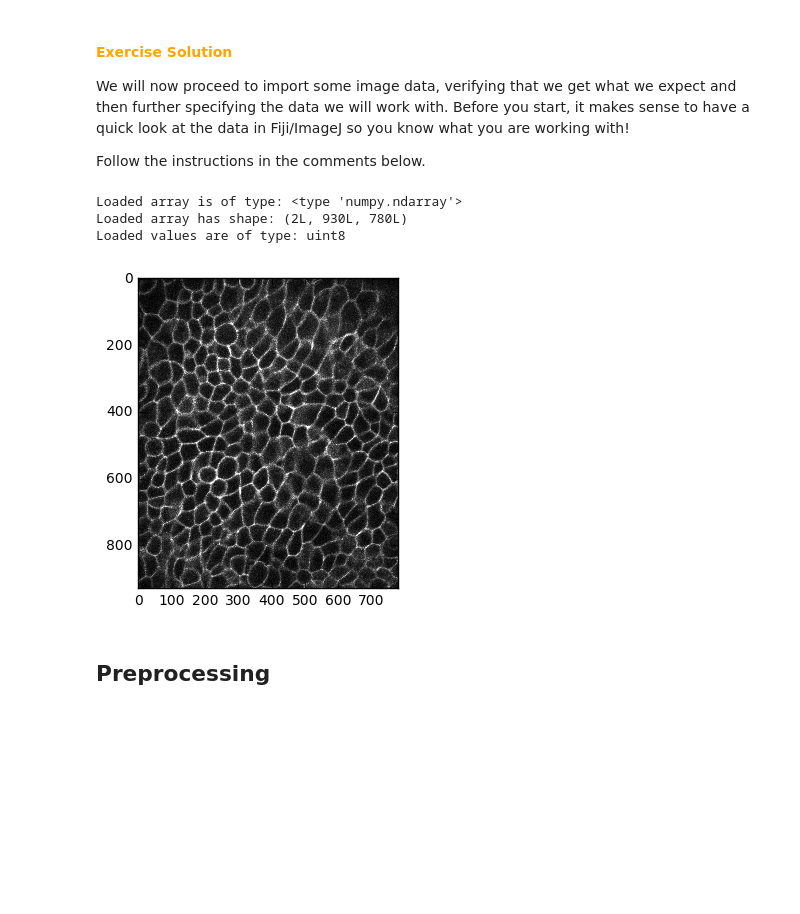
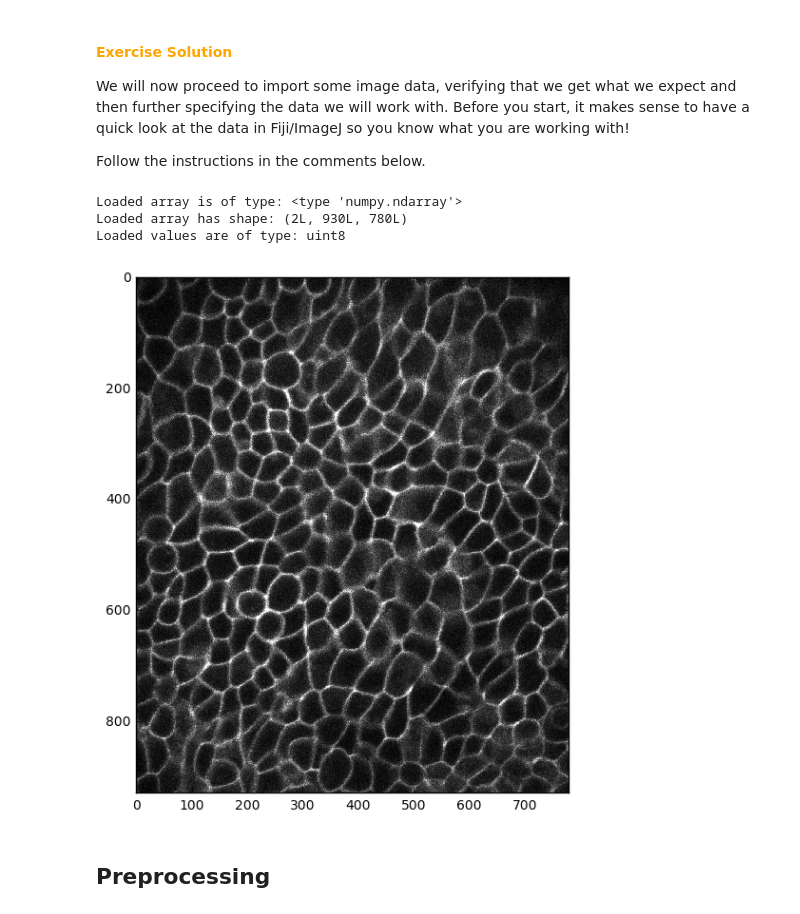
Before and after one commit to tobyhodges/python-workshop-image-processing, a Jupyter notebook: main_tutorial/tutorial_pipeline_solutions.ipynb, the cells around one changed output. Cells and saved outputs as stored; diff of their text form; code cells hidden in the pictures; blank space fills up the shorter version.

```diff
--- a/main_tutorial/tutorial_pipeline_solutions.ipynb
+++ b/main_tutorial/tutorial_pipeline_solutions.ipynb
@@ -55,67 +55,72 @@ We will now proceed to import some image data, verifying that we get what we exp
 
 Follow the instructions in the comments below.
 # %%
-# (i) Specify the filename:
-    # Create a string variable with the name of the file to be imported ('example_cells_1.tif')
-    # Suggested name for the variable: filename
-    # Note: If the file is not in your current working directory, the filename variable must contain the
-    #       entire path to the file, for example r'/home/jack/data/example_cells_1.tif'. Note the r at
-    #       the beginning of the string: it designates this string as a "raw" string, which helps to
-    #       avoid problems with slashes and other special symbols
+# (i) Specify the filename
+# Create a string variable with the name of the file to be imported ('example_cells_1.tif')
+# Suggested name for the variable: filename
+# Note: If the file is not in your current working directory, the filename variable must contain the
+#       entire path to the file, for example r'/home/jack/data/example_cells_1.tif'. Note the r at
+#       the beginning of the string: it designates this string as a "raw" string, which helps to
+#       avoid problems with slashes and other special symbols
 filename = r'/home/jack/data/example_cells_1.tif'
 filename = 'example_cells_1.tif'   # XXX: DELETME!
 
 
-# (ii) Load the image:
-    # Import the function 'imread' from the module 'tifffile'
+# (ii) Load the image
+# Import the function 'imread' from the module 'tifffile'.
 from tifffile import imread
 
-    # Import 'example_cells_1.tif' and store it in a variable
-    # Suggested name for the variable: img
+# Load 'example_cells_1.tif' and store it in a variable.
+# Suggested name for the variable: img
 img = imread(filename)
 
 
-# (iii) Check that everything is in order:
-    # Check that 'img' is a variable of type 'ndarray' - use Python's built-in function 'type'
+# (iii) Check that everything is in order
+# Check that 'img' is a variable of type 'ndarray' - use Python's built-in function 'type'.
 print "Loaded array is of type:", type(img)
 
-    # Print the shape of the array using the numpy-function 'shape'.
-    # Make sure you understand the output; recall that the image has 2 color channels and is 930 by 780 pixels.
+# Print the shape of the array using the numpy-function 'shape'.
+# Make sure you understand the output; recall that the image has 2 color channels and is 930 by 780 pixels.
 print "Loaded array has shape:", img.shape
 
-    # Check the datatype of the individual numbers in the array. You can use the array attribute 'dtype' to do so.
+# Check the datatype of the individual numbers in the array. You can use the array attribute 'dtype' to do so.
 print "Loaded values are of type:", img.dtype
-        # SOLUTION NOTE: The dtype should be 'uint8', because these are unsigned 8-bit integer images.
-        #                This means that the intensity values range from 0 to 255 in steps of 1.
+
+# SOLUTION NOTE: The dtype should be 'uint8', because these are unsigned 8-bit integer images.
+#                This means that the intensity values range from 0 to 255 in steps of 1.
 
 
-# (iv) Allocate the green channel to a separate new variable:
-    # For segmentation, we will only work with the green channel, so we need to allocate it to a new variable.
-    # The green channel in this image is the first channel (or channel 0 in python).
-    # We can allocated it to a new variable by slicing the 'img' array.
-    # Hint: Recall that the image has three dimensions, two (rows and columns) defining the size of the image
-    #       in terms of pixels, and one defining the number of channels. To slice the array, you need to index
-    #       each dimension to specify what you want from it.
-    #       For example, array A below has two dimensions.
-    #         A = np.array([[1,2,3],[4,5,6]])
-    #       To obtain all entries in the first row, we would slice like this:
-    #         B = A[0,:]
-    #       You can slice the 2D green channel out of the 3D 'img' array in a similar fashion.
+# (iv) Allocate the green channel to a separate new variable
+# For segmentation, we will only work with the green channel, so we need to allocate it to a new variable.
+# The green channel in this image is the first channel (or channel 0 in python).
+# We can allocated it to a new variable by slicing the 'img' array.
+# Hint: Recall that the image has three dimensions, two (rows and columns) defining the size of the image
+#       in terms of pixels, and one defining the number of channels. To slice the array, you need to index
+#       each dimension to specify what you want from it.
+#       For example, array A below has two dimensions.
+#         A = np.array([[1,2,3],[4,5,6]])
+#       To obtain all entries in the first row, we would slice like this:
+#         B = A[0,:]
+#       You can slice the 2D green channel out of the 3D 'img' array in a similar fashion.
 green = img[0,:,:]
 
 
 # (v) Look at the image to confirm that everything worked as intended
-    # Show one of the channels as an image; use pyplot's functions plt.imshow followed by plt.show.
-    # Check the documentation for plt.imshow and note the parameters that can be specified, such as the color map (cmap)
-    # and interpolation. Since you are working with scientific data, interpolation is unwelcome, so you should set it to
-    # 'none'. The most common cmap for grayscale images is naturally 'gray'.
+# Show one of the channels as an image; use pyplot's functions plt.imshow followed by plt.show.
+# Check the documentation for plt.imshow and note the parameters that can be specified, such as the color map (cmap)
+# and interpolation. Since you are working with scientific data, interpolation is unwelcome, so you should set it to
+# 'none'. The most common cmap for grayscale images is naturally 'gray'.
+# You may also want to adjust the size of the figure. You can do this by preparing the figure canvas with
+# the function plt.figure before calling plt.imshow. The canvas size is adjusted using the keyword argument
+# figsize when calling plt.figure.
+plt.figure(figsize=(7,7))
 plt.imshow(green,interpolation='none',cmap='gray')
 plt.show()
 # %% [output]
 Loaded array is of type: <type 'numpy.ndarray'>
 Loaded array has shape: (2L, 930L, 780L)
 Loaded values are of type: uint8
-[figure, old version]
+[figure, new version]
 # %% [markdown]
 ## Preprocessing
 # %% [markdown]
```
Also changed, not shown: parts of 19 cells of this notebook, 1 other file.
